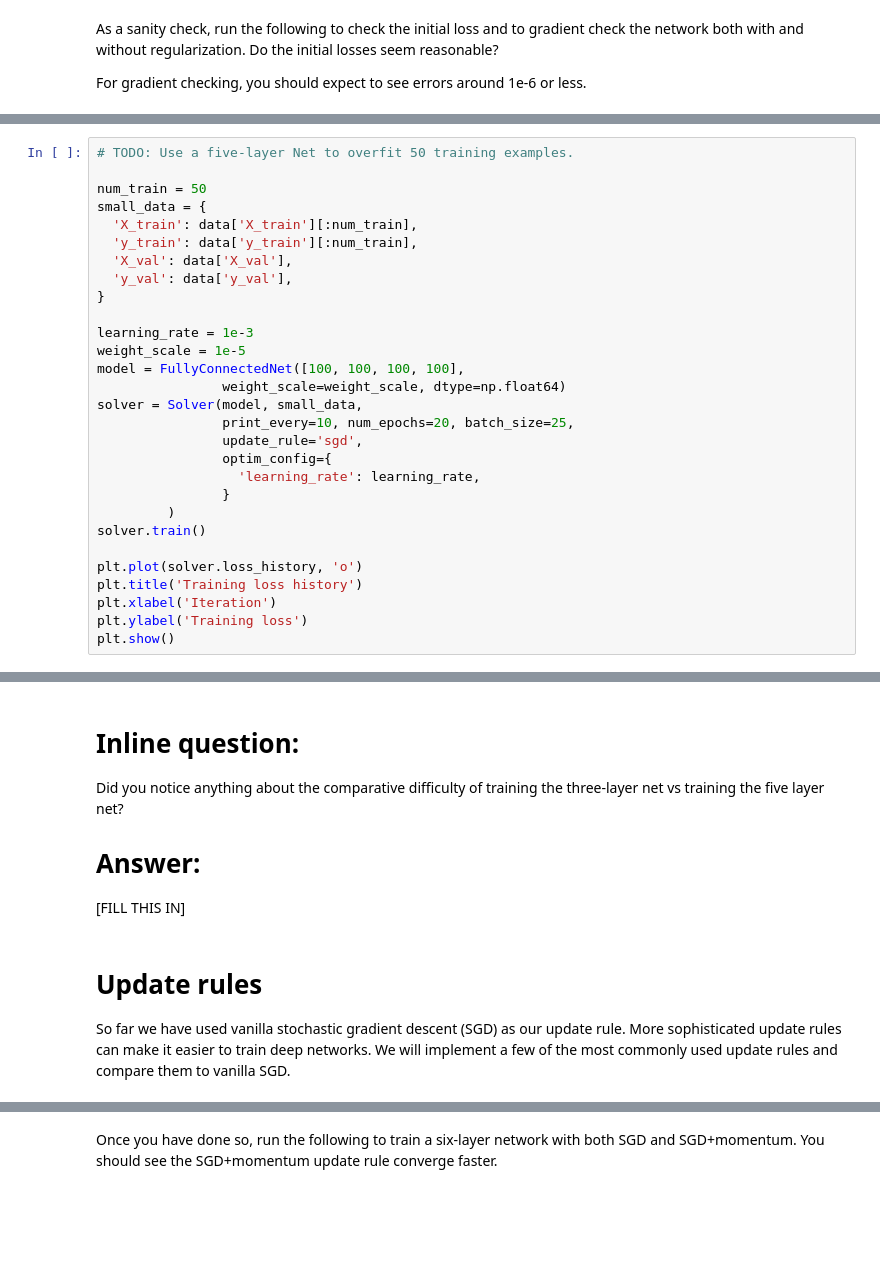
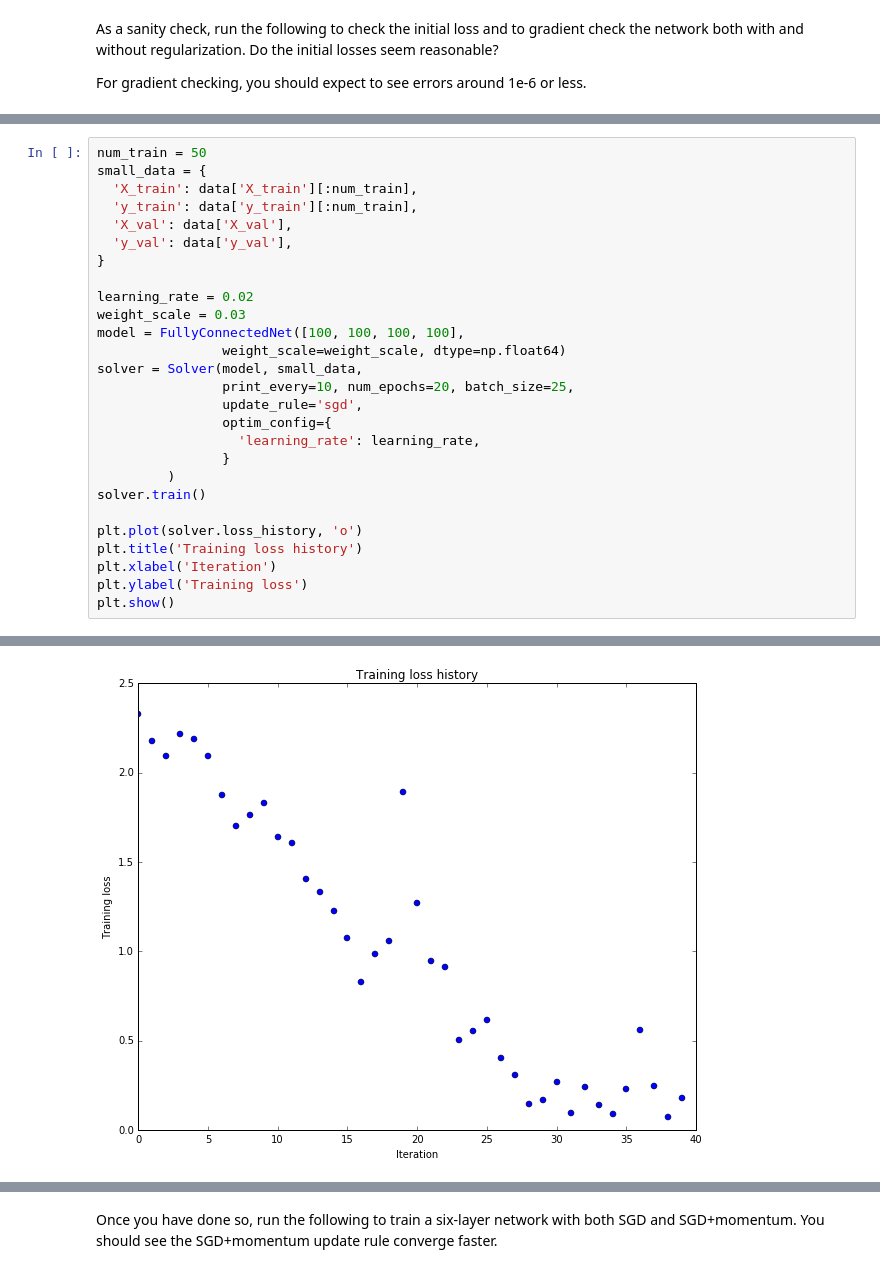
Before and after one commit to yanji84/neural-network, a Jupyter notebook: FullyConnectedNets.ipynb, the cells around one changed output, grey strips where cells are left out. Cells and saved outputs as stored; diff of their text form; blank space fills up the shorter version.

```diff
--- a/FullyConnectedNets.ipynb
+++ b/FullyConnectedNets.ipynb
@@ -384,6 +401,4 @@ Now try to use a five-layer network with 100 units on each layer to overfit 50 t
 # %%
-# TODO: Use a five-layer Net to overfit 50 training examples.
-
 num_train = 50
 small_data = {
   'X_train': data['X_train'][:num_train],
@@ -392,8 +407,8 @@ small_data = {
   'y_val': data['y_val'],
 }
 
-learning_rate = 1e-3
-weight_scale = 1e-5
+learning_rate = 0.02
+weight_scale = 0.03
 model = FullyConnectedNet([100, 100, 100, 100],
                 weight_scale=weight_scale, dtype=np.float64)
 solver = Solver(model, small_data,
@@ -410,3 +425,4 @@ plt.title('Training loss history')
 plt.xlabel('Iteration')
 plt.ylabel('Training loss')
 plt.show()
+# %% [output]
@@ -413,9 +446 @@ plt.show()
+[figure, added]
-# %% [markdown]
-# Inline question:
-Did you notice anything about the comparative difficulty of training the three-layer net vs training the five layer net?
-
-# Answer:
-[FILL THIS IN]
-# %% [markdown]
-# Update rules
-So far we have used vanilla stochastic gradient descent (SGD) as our update rule. More sophisticated update rules can make it easier to train deep networks. We will implement a few of the most commonly used update rules and compare them to vanilla SGD.
```
Also changed, not shown: parts of 13 cells of this notebook, 4 other files.
